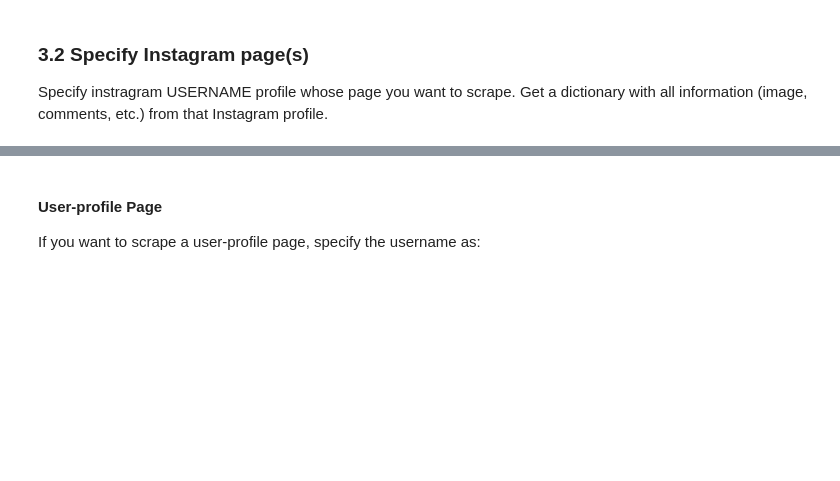
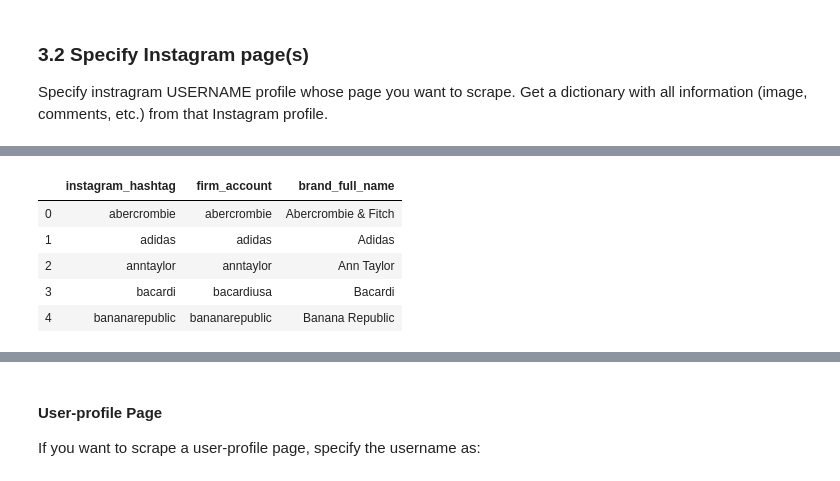
Before and after one commit to snoweZz/DLfM_BrandManagement, a Jupyter notebook: src/02. Get_Images_From_Instagram.ipynb, the cells around one changed output, grey strips where cells are left out. Saved outputs shown, nothing was run; the diff lists cells and outputs as text; code cells hidden in the pictures; blank space fills up the shorter version.

```diff
--- a/src/02. Get_Images_From_Instagram.ipynb
+++ b/src/02. Get_Images_From_Instagram.ipynb
@@ -243,0 +244,14 @@ Specify instragram USERNAME profile whose page you want to scrape. Get a diction
+# %%
+# load dataframe
+import pandas as pd
+
+convert = pd.read_csv('hashToOfficialName.csv')
+# %%
+convert.head()
+# %% [output]
+|  | instagram_hashtag | firm_account | brand_full_name |
+| 0 | abercrombie | abercrombie | Abercrombie & Fitch |
+| 1 | adidas | adidas | Adidas |
+| 2 | anntaylor | anntaylor | Ann Taylor |
+| 3 | bacardi | bacardiusa | Bacardi |
+| 4 | bananarepublic | bananarepublic | Banana Republic |
```
Also changed, not shown: parts of 42 cells of this notebook, 1 other file.
